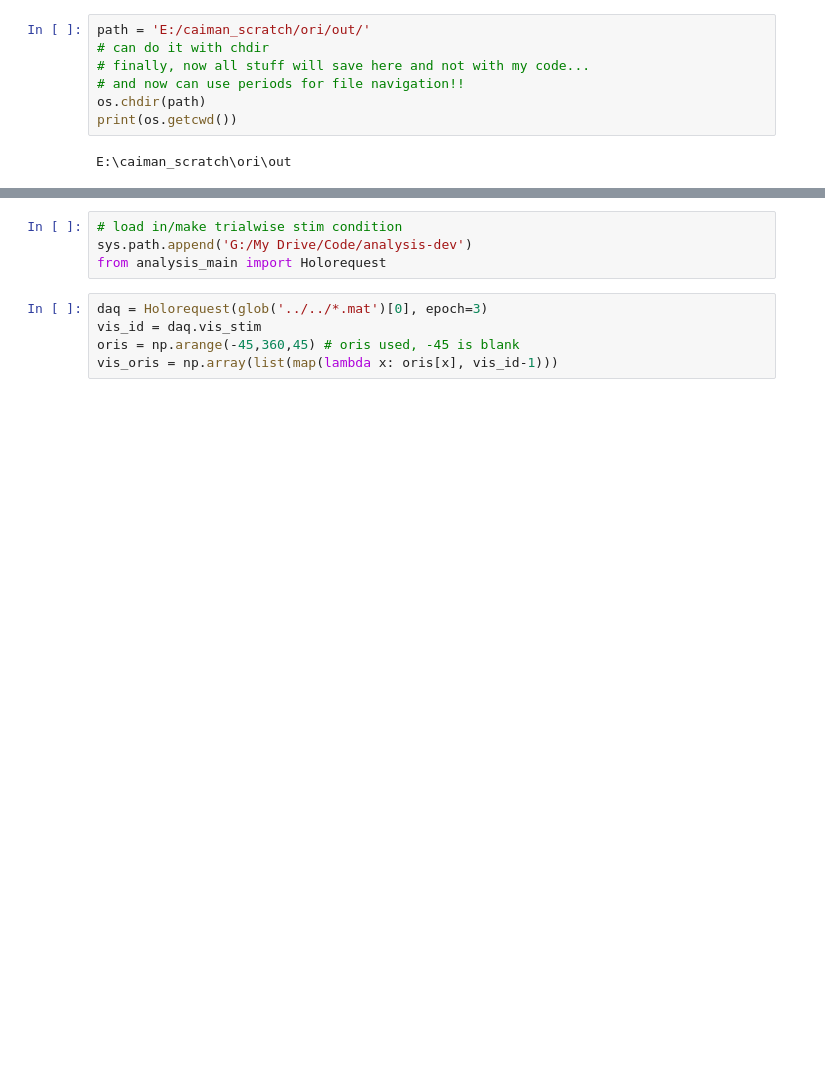
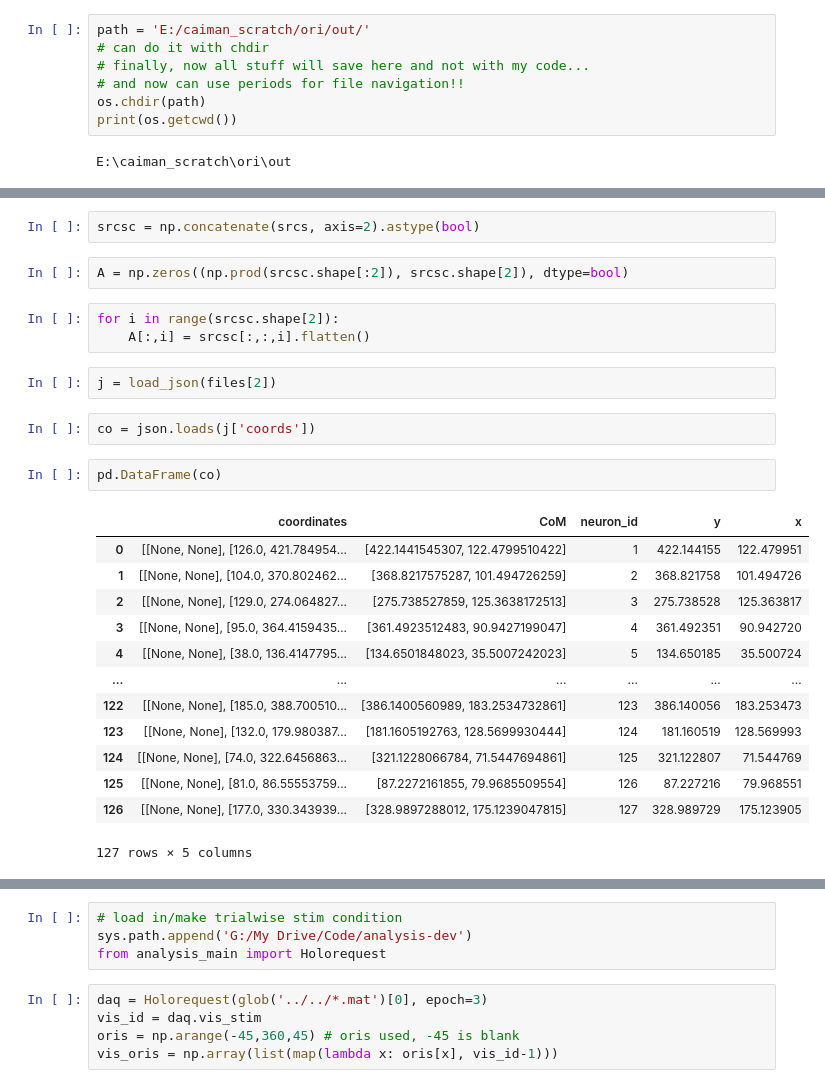
Before and after one commit to willyh101/caiman_online, a Jupyter notebook: final analysis tests.ipynb, the cells around one changed output, grey strips where cells are left out. Saved outputs shown, nothing was run; the diff lists cells and outputs as text; blank space fills up the shorter version.

```diff
--- a/final analysis tests.ipynb
+++ b/final analysis tests.ipynb
@@ -53,0 +88,27 @@ E:\caiman_scratch\ori\out
+# %%
+srcsc = np.concatenate(srcs, axis=2).astype(bool)
+# %%
+A = np.zeros((np.prod(srcsc.shape[:2]), srcsc.shape[2]), dtype=bool)
+# %%
+for i in range(srcsc.shape[2]):
+    A[:,i] = srcsc[:,:,i].flatten()
+# %%
+j = load_json(files[2])
+# %%
+co = json.loads(j['coords'])
+# %%
+pd.DataFrame(co)
+# %% [output]
+|  | coordinates | CoM | neuron_id | y | x |
+| 0 | [[None, None], [126.0, 421.784954... | [422.1441545307, 122.4799510422] | 1 | 422.144155 | 122.479951 |
+| 1 | [[None, None], [104.0, 370.802462... | [368.8217575287, 101.494726259] | 2 | 368.821758 | 101.494726 |
+| 2 | [[None, None], [129.0, 274.064827... | [275.738527859, 125.3638172513] | 3 | 275.738528 | 125.363817 |
+| 3 | [[None, None], [95.0, 364.4159435... | [361.4923512483, 90.9427199047] | 4 | 361.492351 | 90.942720 |
+| 4 | [[None, None], [38.0, 136.4147795... | [134.6501848023, 35.5007242023] | 5 | 134.650185 | 35.500724 |
+| ... | ... | ... | ... | ... | ... |
+| 122 | [[None, None], [185.0, 388.700510... | [386.1400560989, 183.2534732861] | 123 | 386.140056 | 183.253473 |
+| 123 | [[None, None], [132.0, 179.980387... | [181.1605192763, 128.5699930444] | 124 | 181.160519 | 128.569993 |
+| 124 | [[None, None], [74.0, 322.6456863... | [321.1228066784, 71.5447694861] | 125 | 321.122807 | 71.544769 |
+| 125 | [[None, None], [81.0, 86.55553759... | [87.2272161855, 79.9685509554] | 126 | 87.227216 | 79.968551 |
+| 126 | [[None, None], [177.0, 330.343939... | [328.9897288012, 175.1239047815] | 127 | 328.989729 | 175.123905 |
+127 rows × 5 columns
```
Also changed, not shown: parts of 22 cells of this notebook.
